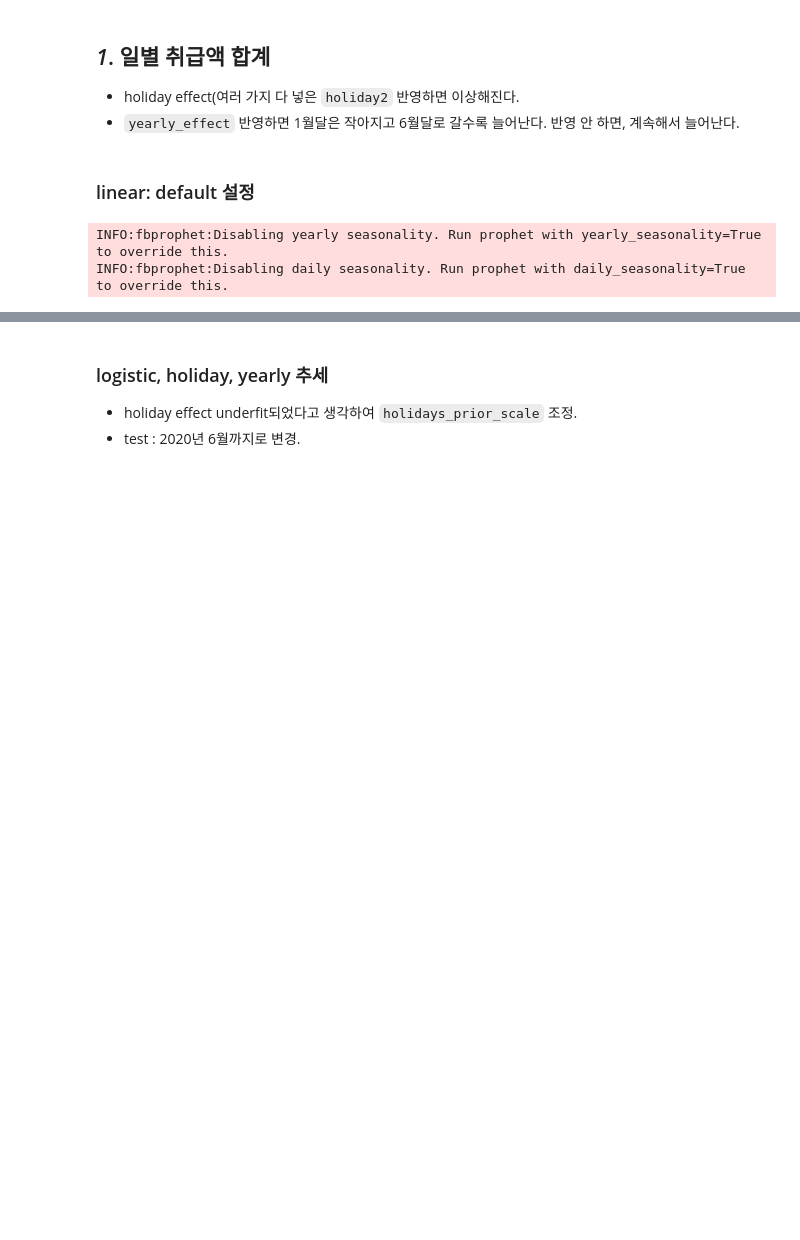
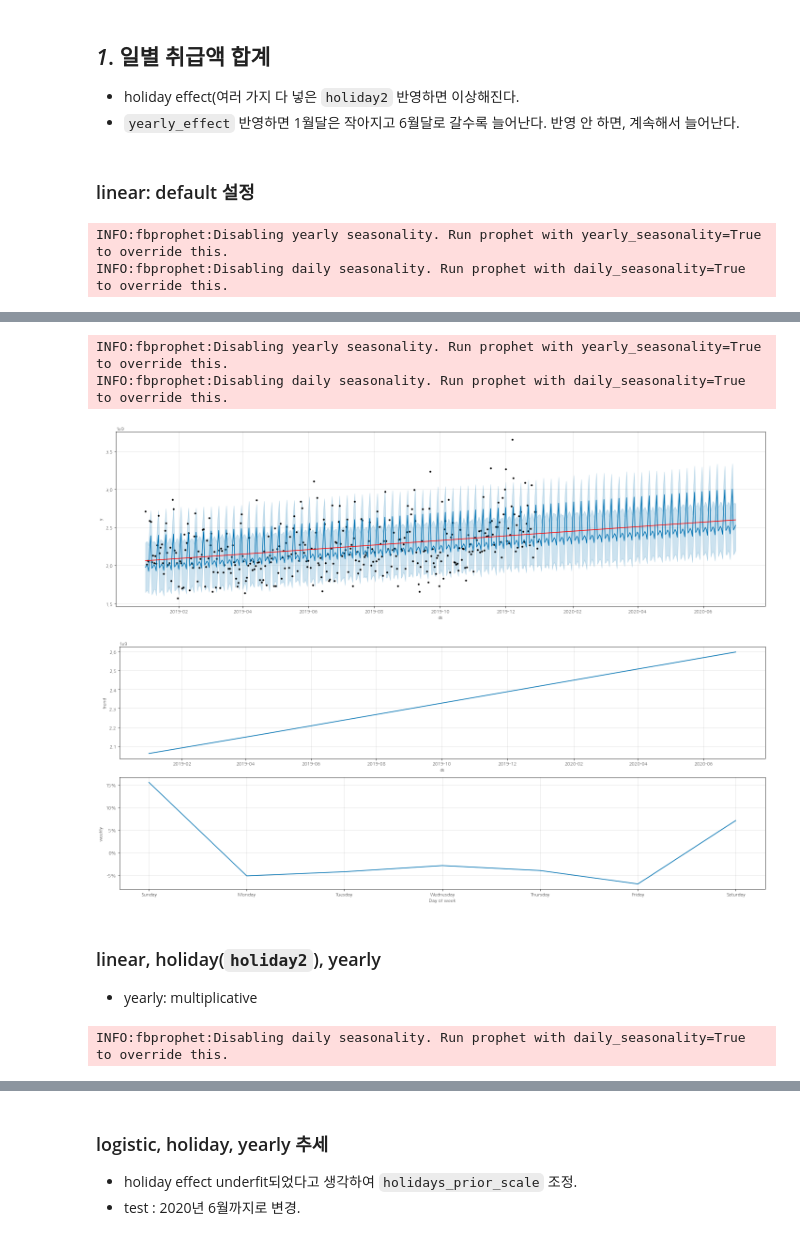
Before and after one commit to sirzzang/Data-Analysis, a Jupyter notebook: BigContest/EDA/EDA_TimeSeries_Prophet_20200908.ipynb, the cells around one changed output, grey strips where cells are left out. Saved outputs shown, nothing was run; the diff lists cells and outputs as text; code cells hidden in the pictures; blank space fills up the shorter version.

```diff
--- a/BigContest/EDA/EDA_TimeSeries_Prophet_20200908.ipynb
+++ b/BigContest/EDA/EDA_TimeSeries_Prophet_20200908.ipynb
@@ -129,0 +148,31 @@ INFO:fbprophet:Disabling daily seasonality. Run prophet with daily_seasonality=T
+# %%
+# 공휴일, linear, year 1년치 추세 파악
+m = Prophet(changepoint_prior_scale=0.01, seasonality_mode='multiplicative')
+# m.add_seasonality('yearly', period=365.25+183.25, fourier_order=10)
+m.fit(train)
+future = m.make_future_dataframe(periods=183) # 6월까지
+forecast = m.predict(future)
+# %% [output]
+INFO:fbprophet:Disabling yearly seasonality. Run prophet with yearly_seasonality=True to override this.
+INFO:fbprophet:Disabling daily seasonality. Run prophet with daily_seasonality=True to override this.
+# %%
+# 예측 추이 파악
+fig = m.plot(forecast, figsize=(20, 6));
+a = add_changepoints_to_plot(fig.gca(), m, forecast)
+
+# 구성요소별 추세
+m.plot_components(forecast, figsize=(20, 8));
+# %% [output]
+[figure, added]
+[figure, added]
+# %% [markdown]
+### linear, holiday(`holiday2`), yearly
+- yearly: multiplicative
+# %%
+# 공휴일, linear, year 1년치 추세 파악
+m = Prophet(changepoint_range=0.9, changepoint_prior_scale=0.1, yearly_seasonality=True, holidays=holiday_df, seasonality_mode='multiplicative')
+m.fit(train)
+future = m.make_future_dataframe(periods=183) # 6월까지
+forecast = m.predict(future)
+# %% [output]
+INFO:fbprophet:Disabling daily seasonality. Run prophet with daily_seasonality=True to override this.
```
Also changed, not shown: parts of 20 cells of this notebook, 3 other files.
